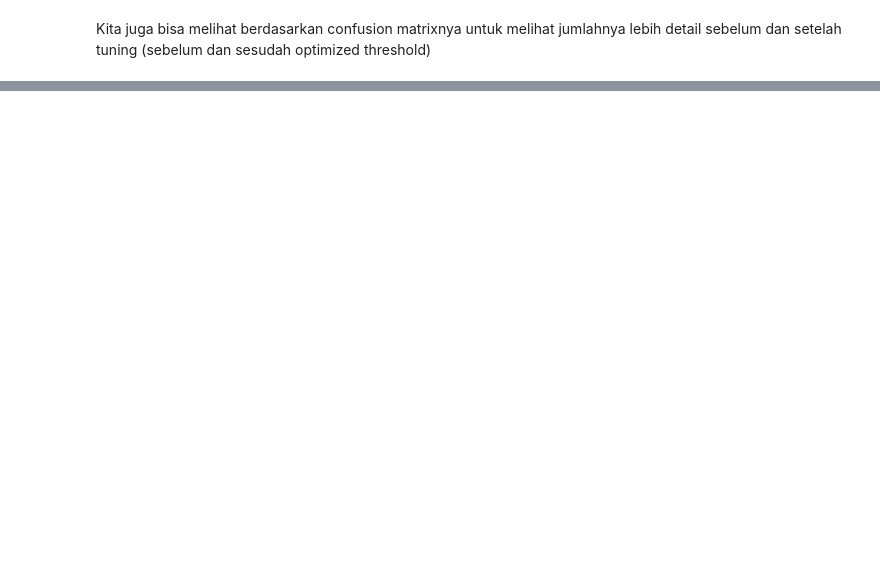
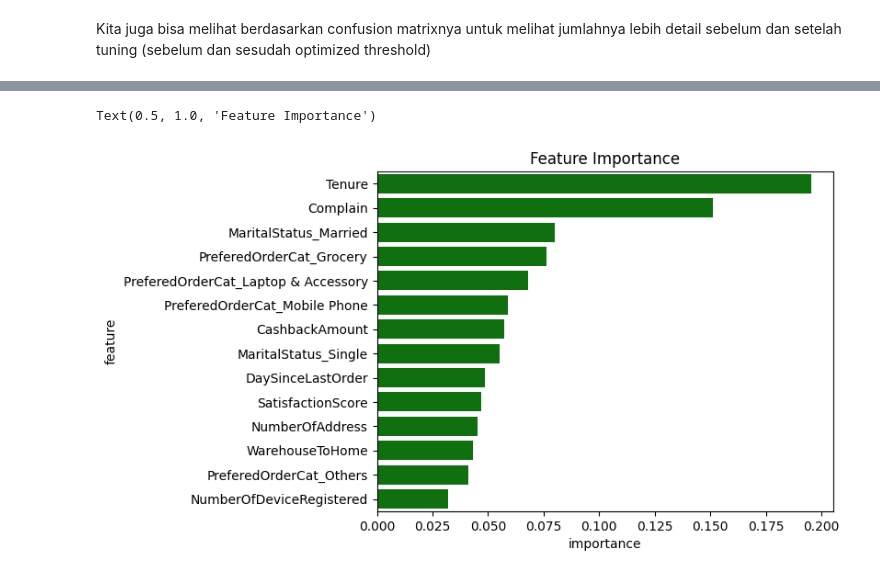
Before and after one commit to ariqr11/capstone3, a Jupyter notebook: capstone3.ipynb, the cells around one changed output, grey strips where cells are left out. Drawn from its saved outputs; the diff is of its cells as text; code cells hidden in the pictures; blank space fills up the shorter version.

```diff
--- a/capstone3.ipynb
+++ b/capstone3.ipynb
@@ -1290,0 +1279,14 @@ False Negative Rate = 1 - Recall = 18.7%
+# %%
+feature_pipe = model_after['prep'].transformers_[0][2]
+feature_onehot = list(model_after['prep'].transformers_[1][1].get_feature_names_out())
+feature_remainder = list(X.columns[model_after['prep'].transformers_[2][2]])
+
+feature = feature_pipe + feature_onehot + feature_remainder
+feature
+
+imp = pd.DataFrame({
+    'feature':feature,
+    'importance':model_after['modeling'].feature_importances_
+}).sort_values('importance', ascending=False)
+
+imp
@@ -1290,0 +1309,6 @@ False Negative Rate = 1 - Recall = 18.7%
+# %%
+sns.barplot(data=imp, y='feature', x='importance', color='green');
+plt.title('Feature Importance')
+# %% [output]
+Text(0.5, 1.0, 'Feature Importance')
+[figure, added]
```
Also changed, not shown: parts of 92 cells of this notebook, 2 other files.
